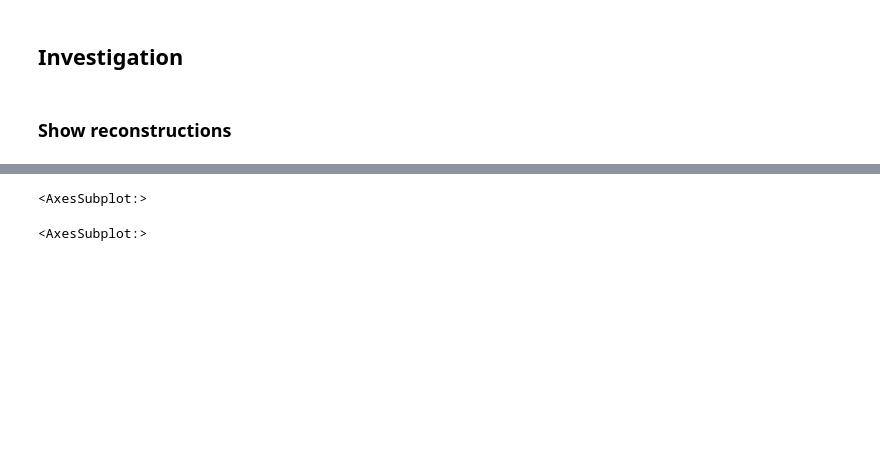
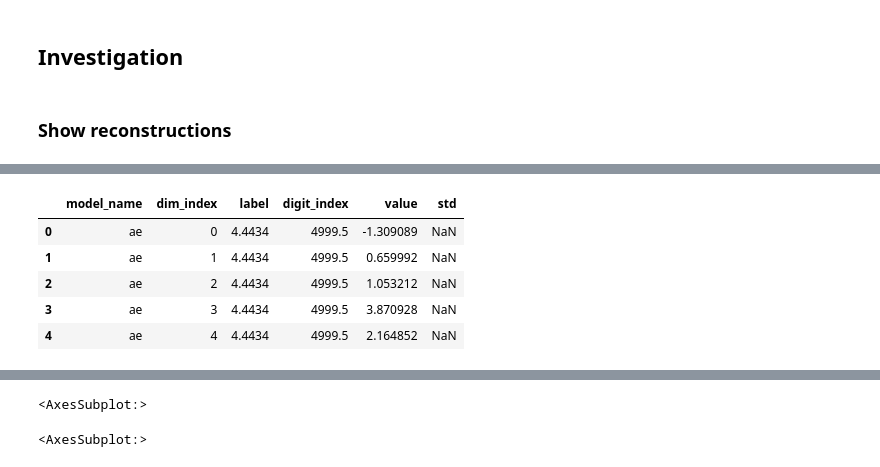
Before and after one commit to AllaVinner/JL-ML, a Jupyter notebook: src/Investigate-Copy1.ipynb, the cells around one changed output, grey strips where cells are left out. Saved outputs shown, nothing was run; the diff lists cells and outputs as text; code cells hidden in the pictures; blank space fills up the shorter version.

```diff
--- a/src/Investigate-Copy1.ipynb
+++ b/src/Investigate-Copy1.ipynb
@@ -153,0 +150,9 @@ model_df['latent_base'] = latent_base_list
+# %%
+dimension_mean_df.head()
+# %% [output]
+|  | model_name | dim_index | label | digit_index | value | std |
+| 0 | ae | 0 | 4.4434 | 4999.5 | -1.309089 | NaN |
+| 1 | ae | 1 | 4.4434 | 4999.5 | 0.659992 | NaN |
+| 2 | ae | 2 | 4.4434 | 4999.5 | 1.053212 | NaN |
+| 3 | ae | 3 | 4.4434 | 4999.5 | 3.870928 | NaN |
+| 4 | ae | 4 | 4.4434 | 4999.5 | 2.164852 | NaN |
```
Also changed, not shown: parts of 37 cells of this notebook, 4 other files.
